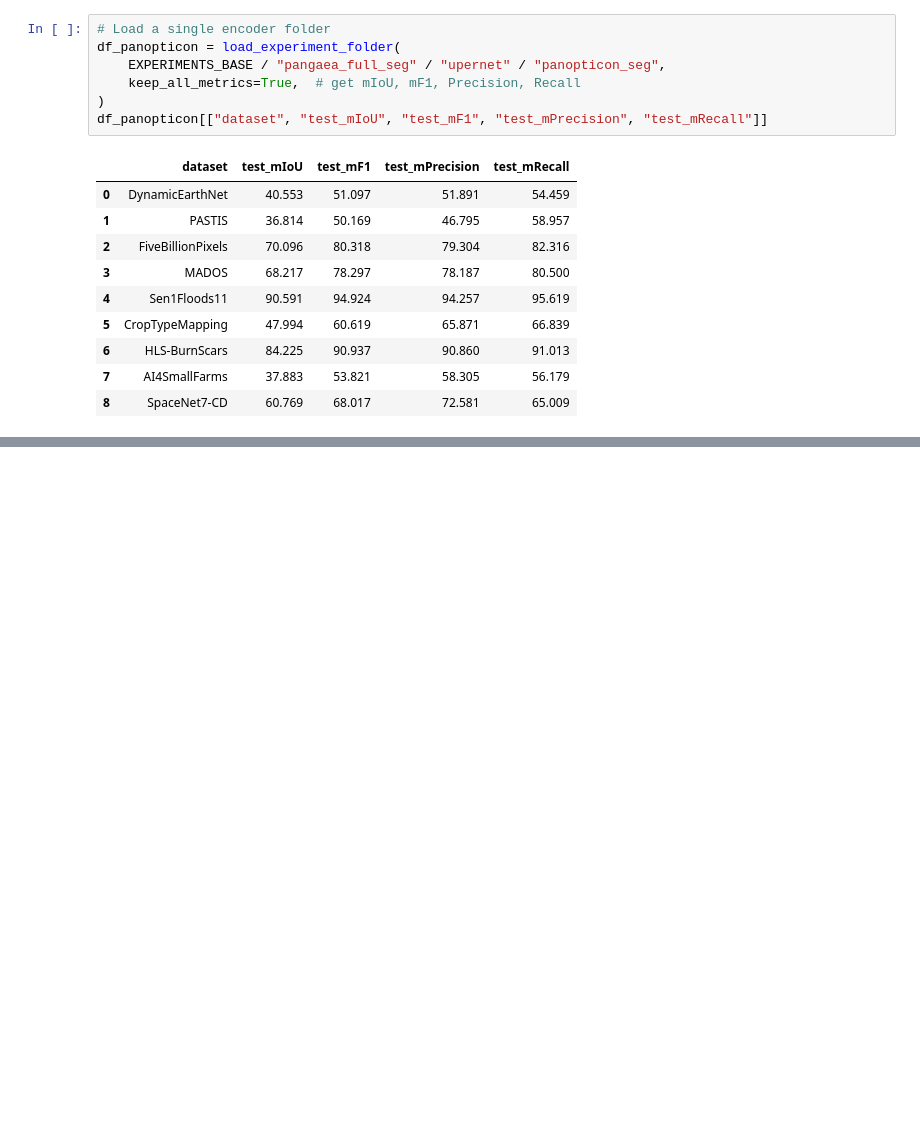
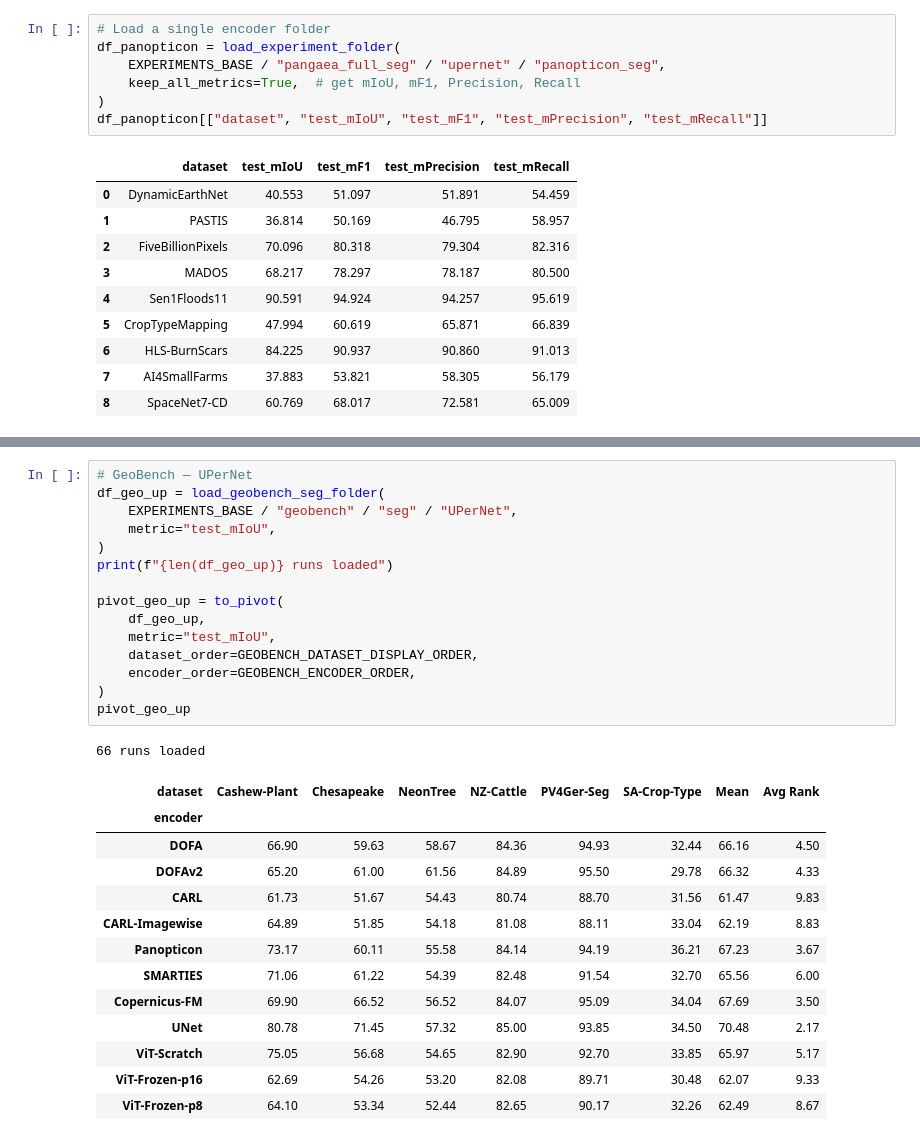
Before and after one commit to nikichro10/pangaea-bench-dev-nc, a Jupyter notebook: notebooks/analyze_results.ipynb, the cells around one changed output, grey strips where cells are left out. Saved outputs shown, nothing was run; the diff lists cells and outputs as text; blank space fills up the shorter version.

```diff
--- a/notebooks/analyze_results.ipynb
+++ b/notebooks/analyze_results.ipynb
@@ -469,0 +521,30 @@ pivot_cmp_mlp.to_csv("rgb_dofa_comparison_mlp_fusion.csv")
+# %%
+# GeoBench — UPerNet
+df_geo_up = load_geobench_seg_folder(
+    EXPERIMENTS_BASE / "geobench" / "seg" / "UPerNet",
+    metric="test_mIoU",
+)
+print(f"{len(df_geo_up)} runs loaded")
+
+pivot_geo_up = to_pivot(
+    df_geo_up,
+    metric="test_mIoU",
+    dataset_order=GEOBENCH_DATASET_DISPLAY_ORDER,
+    encoder_order=GEOBENCH_ENCODER_ORDER,
+)
+pivot_geo_up
+# %% [output]
+66 runs loaded
+| dataset | Cashew-Plant | Chesapeake | NeonTree | NZ-Cattle | PV4Ger-Seg | SA-Crop-Type | Mean | Avg Rank |
+| encoder |  |  |  |  |  |  |  |  |
+| DOFA | 66.90 | 59.63 | 58.67 | 84.36 | 94.93 | 32.44 | 66.16 | 4.50 |
+| DOFAv2 | 65.20 | 61.00 | 61.56 | 84.89 | 95.50 | 29.78 | 66.32 | 4.33 |
+| CARL | 61.73 | 51.67 | 54.43 | 80.74 | 88.70 | 31.56 | 61.47 | 9.83 |
+| CARL-Imagewise | 64.89 | 51.85 | 54.18 | 81.08 | 88.11 | 33.04 | 62.19 | 8.83 |
+| Panopticon | 73.17 | 60.11 | 55.58 | 84.14 | 94.19 | 36.21 | 67.23 | 3.67 |
+| SMARTIES | 71.06 | 61.22 | 54.39 | 82.48 | 91.54 | 32.70 | 65.56 | 6.00 |
+| Copernicus-FM | 69.90 | 66.52 | 56.52 | 84.07 | 95.09 | 34.04 | 67.69 | 3.50 |
+| UNet | 80.78 | 71.45 | 57.32 | 85.00 | 93.85 | 34.50 | 70.48 | 2.17 |
+| ViT-Scratch | 75.05 | 56.68 | 54.65 | 82.90 | 92.70 | 33.85 | 65.97 | 5.17 |
+| ViT-Frozen-p16 | 62.69 | 54.26 | 53.20 | 82.08 | 89.71 | 30.48 | 62.07 | 9.33 |
+| ViT-Frozen-p8 | 64.10 | 53.34 | 52.44 | 82.65 | 90.17 | 32.26 | 62.49 | 8.67 |
```
Also changed, not shown: parts of 32 cells of this notebook, 31 other files.
